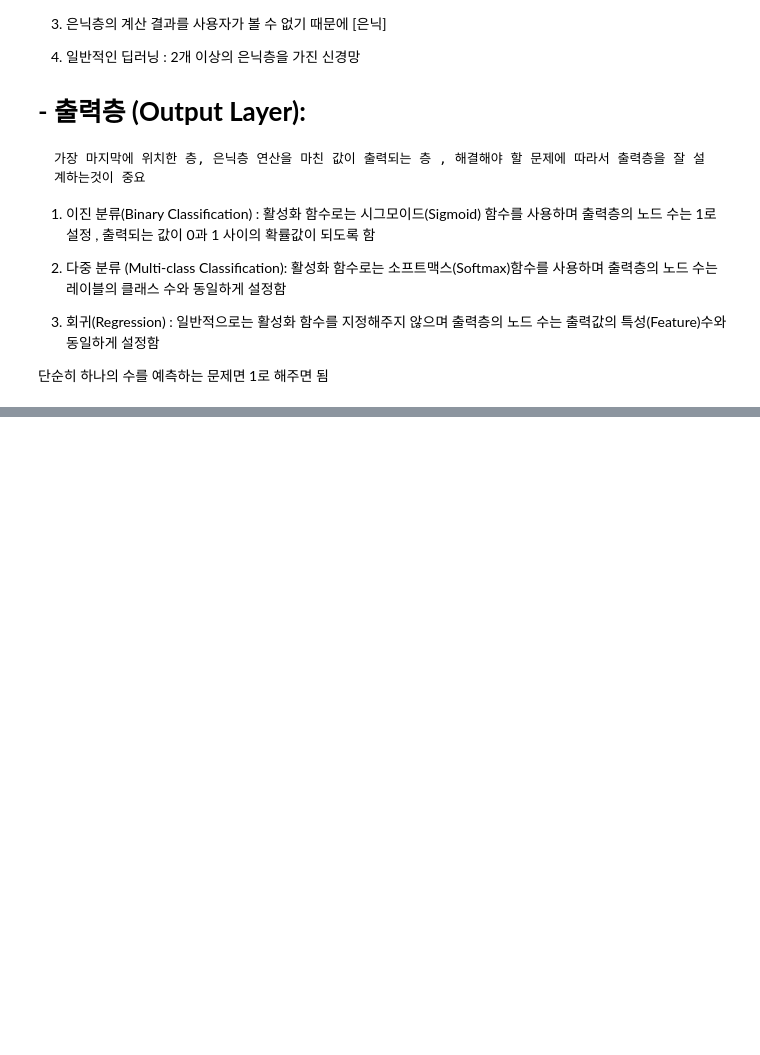
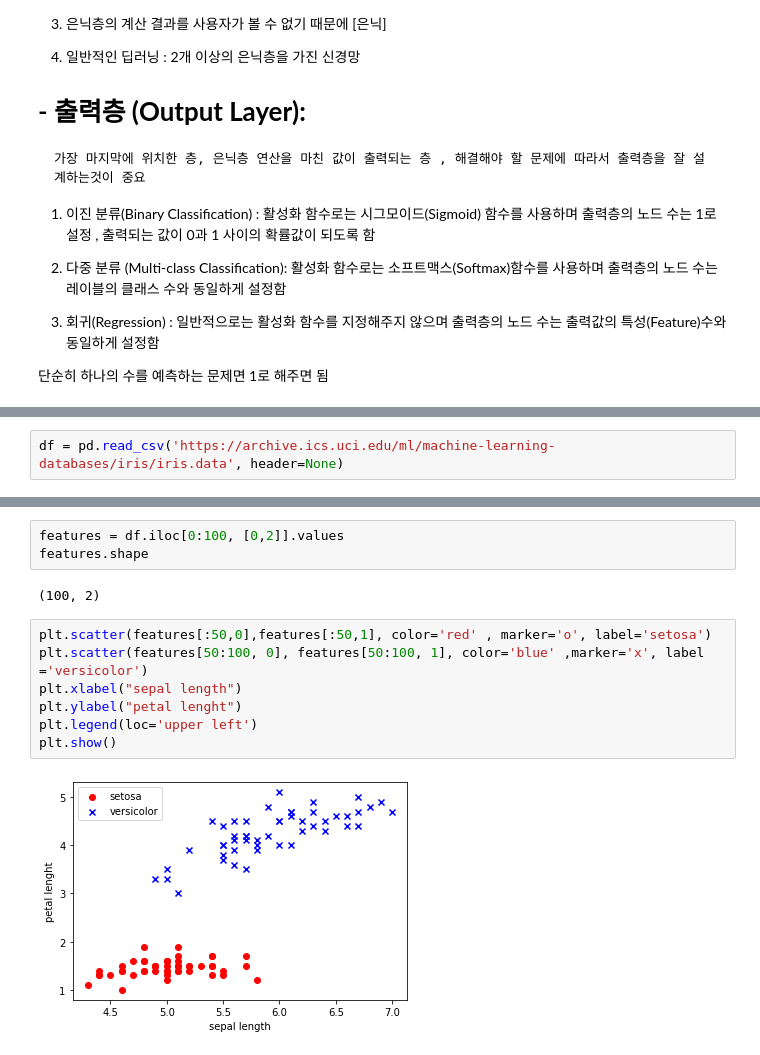
Before and after one commit to Georgia-MAX-holic/Footprints, a Jupyter notebook: 딥러닝/퍼셉트론.ipynb, the cells around one changed output, grey strips where cells are left out. Drawn from its saved outputs; the diff is of its cells as text; blank space fills up the shorter version.

```diff
--- a/딥러닝/퍼셉트론.ipynb
+++ b/딥러닝/퍼셉트론.ipynb
@@ -200,0 +222,2 @@ $$
+# %%
+df = pd.read_csv('https://archive.ics.uci.edu/ml/machine-learning-databases/iris/iris.data', header=None)
@@ -200,0 +268,14 @@ $$
+# %%
+features = df.iloc[0:100, [0,2]].values
+features.shape
+# %% [output]
+(100, 2)
+# %%
+plt.scatter(features[:50,0],features[:50,1], color='red' , marker='o', label='setosa')
+plt.scatter(features[50:100, 0], features[50:100, 1], color='blue' ,marker='x', label ='versicolor')
+plt.xlabel("sepal length")
+plt.ylabel("petal lenght")
+plt.legend(loc='upper left')
+plt.show()
+# %% [output]
+[figure, added]
```
Also changed, not shown: parts of 14 cells of this notebook.
